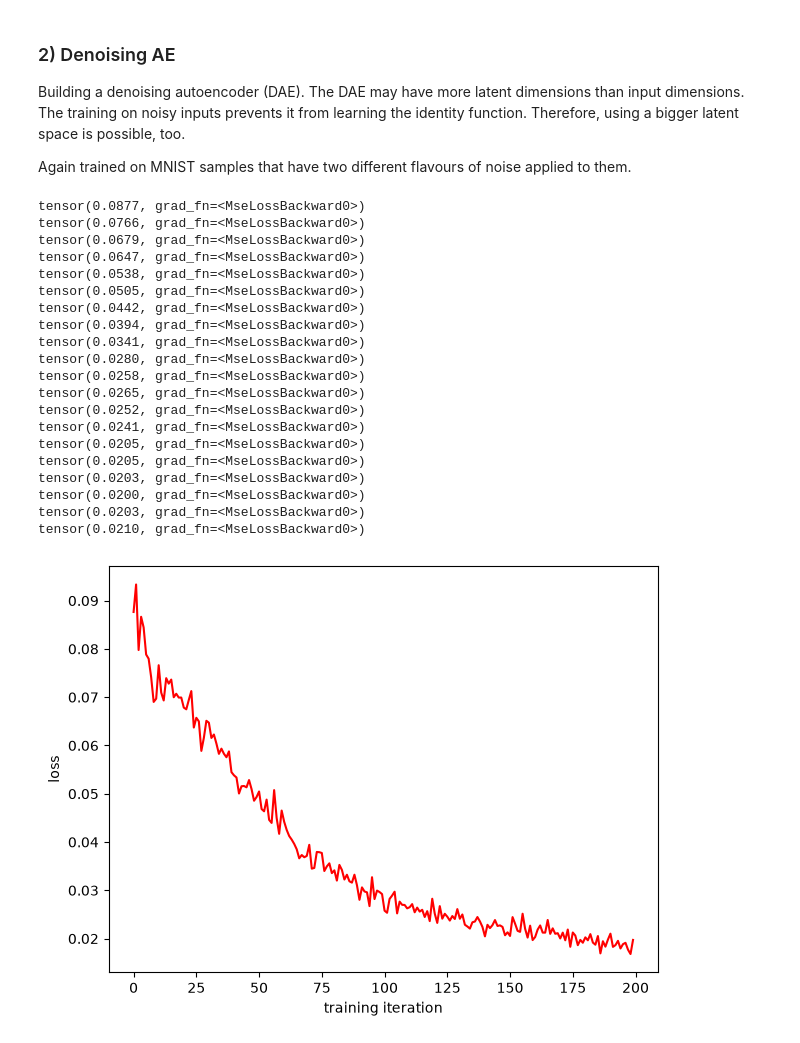
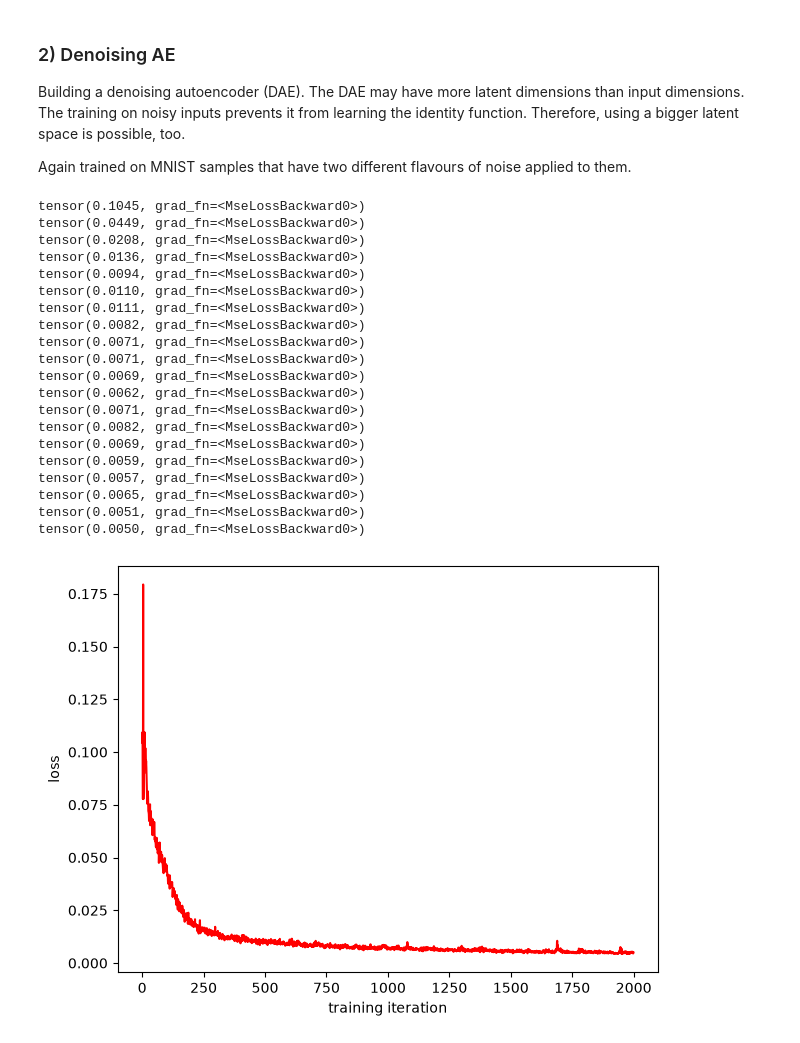
Before and after one commit to DMHamann/machine_learning_algorithms, a Jupyter notebook: autoencoder/autoencoder.ipynb, the cells around one changed output. Cells and saved outputs as stored; diff of their text form; code cells hidden in the pictures.

```diff
--- a/autoencoder/autoencoder.ipynb
+++ b/autoencoder/autoencoder.ipynb
@@ -71,7 +76,7 @@ encoder = Encoder(8, 16, 6)
 decoder = Decoder(6, 16, 8, 1)
 
 train_dataloader = DataLoader(training_data, batch_size=64, shuffle=True)
-batch_nr = 200
+batch_nr = 2000
 loss_function = nn.MSELoss()
 optimiser = optim.Adam(list(encoder.parameters()) + list(decoder.parameters()),lr = 0.001)
 loss_list = []
@@ -85,7 +90,7 @@ for j in range(batch_nr):
     loss_list.append(loss.detach())
     loss.backward()
     optimiser.step()
-    if j %10 == 0:
+    if j %100 == 0:
         print(loss)
 
 # Plot Loss
@@ -176,53 +181,53 @@ def gauss_noise(t, std, mean):
 # %%
 enoiser = Enoiser(8, 16, 32)
 denoiser = Denoiser(32, 16, 8, 1)
 train_dataloader = DataLoader(training_data, batch_size=64, shuffle=True)
-batch_nr = 200
+batch_nr = 2000
 loss_function = nn.MSELoss()
 optimiser = optim.Adam(list(enoiser.parameters()) + list(denoiser.parameters()),lr = 0.001)
 loss_list = []
 for j in range(batch_nr):
     train_features, _ = next(iter(train_dataloader))
     train_features_noised = gauss_noise(gauss_noise(train_features, 0.01, 0.5),0.05, 0.4)
     z = enoiser(train_features_noised)
     out = denoiser(z)
     optimiser.zero_grad()
     loss = loss_function(out, train_features)
     loss_list.append(loss.detach())
     loss.backward()
     optimiser.step()
-    if j%10 == 0:
+    if j%100 == 0:
         print(loss)
 
 # Plot Loss
 x_vals = np.arange(len(loss_list))
 plt.plot(x_vals, loss_list, 'r')
 plt.xlabel('training iteration')
 plt.ylabel('loss')
 plt.tight_layout()
 plt.show()
 # %% [output]
-tensor(0.0877, grad_fn=<MseLossBackward0>)
-tensor(0.0766, grad_fn=<MseLossBackward0>)
-tensor(0.0679, grad_fn=<MseLossBackward0>)
-tensor(0.0647, grad_fn=<MseLossBackward0>)
-tensor(0.0538, grad_fn=<MseLossBackward0>)
-tensor(0.0505, grad_fn=<MseLossBackward0>)
-tensor(0.0442, grad_fn=<MseLossBackward0>)
-tensor(0.0394, grad_fn=<MseLossBackward0>)
-tensor(0.0341, grad_fn=<MseLossBackward0>)
-tensor(0.0280, grad_fn=<MseLossBackward0>)
-tensor(0.0258, grad_fn=<MseLossBackward0>)
-tensor(0.0265, grad_fn=<MseLossBackward0>)
-tensor(0.0252, grad_fn=<MseLossBackward0>)
-tensor(0.0241, grad_fn=<MseLossBackward0>)
-tensor(0.0205, grad_fn=<MseLossBackward0>)
-tensor(0.0205, grad_fn=<MseLossBackward0>)
-tensor(0.0203, grad_fn=<MseLossBackward0>)
-tensor(0.0200, grad_fn=<MseLossBackward0>)
-tensor(0.0203, grad_fn=<MseLossBackward0>)
-tensor(0.0210, grad_fn=<MseLossBackward0>)
+tensor(0.1045, grad_fn=<MseLossBackward0>)
+tensor(0.0449, grad_fn=<MseLossBackward0>)
+tensor(0.0208, grad_fn=<MseLossBackward0>)
+tensor(0.0136, grad_fn=<MseLossBackward0>)
+tensor(0.0094, grad_fn=<MseLossBackward0>)
+tensor(0.0110, grad_fn=<MseLossBackward0>)
+tensor(0.0111, grad_fn=<MseLossBackward0>)
+tensor(0.0082, grad_fn=<MseLossBackward0>)
+tensor(0.0071, grad_fn=<MseLossBackward0>)
+tensor(0.0071, grad_fn=<MseLossBackward0>)
+tensor(0.0069, grad_fn=<MseLossBackward0>)
+tensor(0.0062, grad_fn=<MseLossBackward0>)
+tensor(0.0071, grad_fn=<MseLossBackward0>)
+tensor(0.0082, grad_fn=<MseLossBackward0>)
+tensor(0.0069, grad_fn=<MseLossBackward0>)
+tensor(0.0059, grad_fn=<MseLossBackward0>)
+tensor(0.0057, grad_fn=<MseLossBackward0>)
+tensor(0.0065, grad_fn=<MseLossBackward0>)
+tensor(0.0051, grad_fn=<MseLossBackward0>)
+tensor(0.0050, grad_fn=<MseLossBackward0>)
-[figure, old version]
+[figure, new version]
 # %%
 # Plot pictures
 train_features_plot, _ = next(iter(train_dataloader))
```
Also changed, not shown: parts of 3 cells of this notebook, 12 other files.
